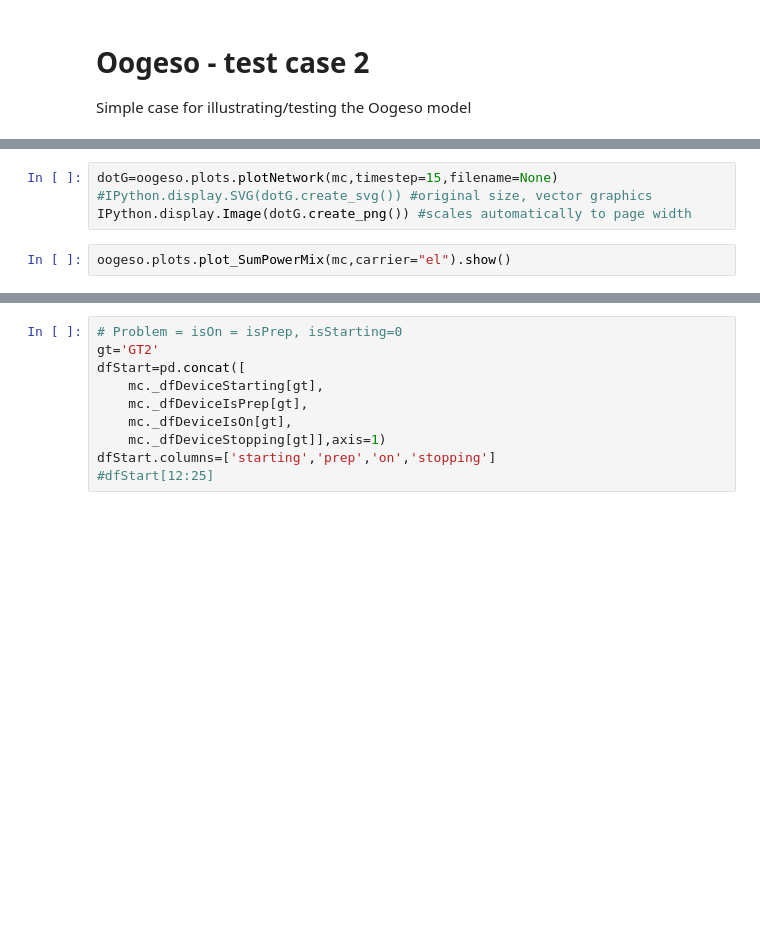
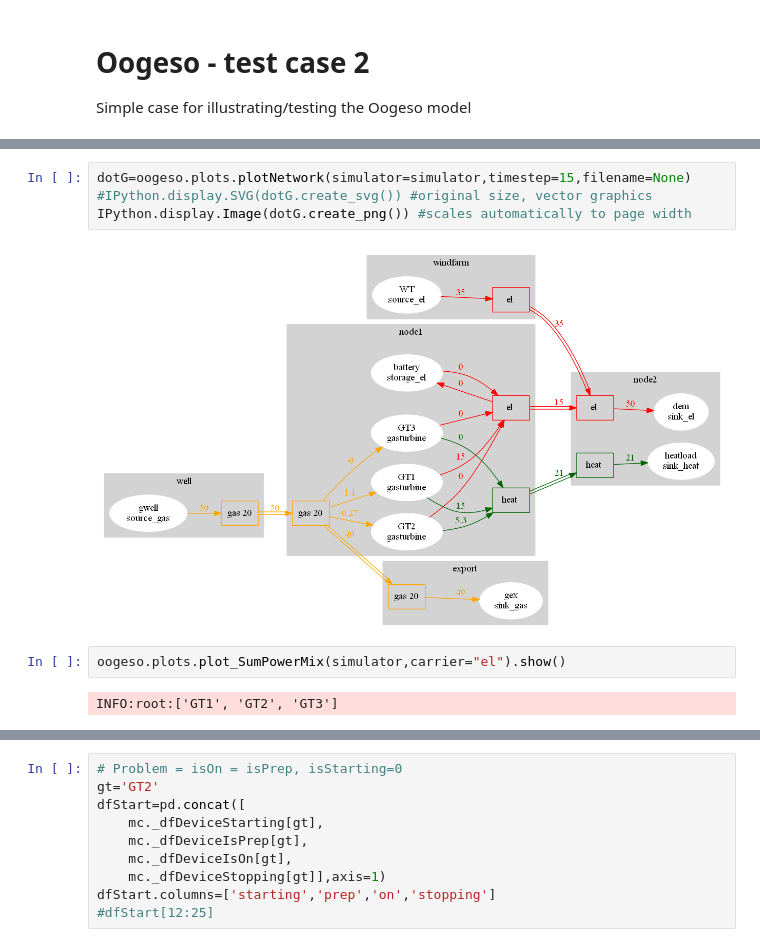
Before and after one commit to oogeso/oogeso, a Jupyter notebook: examples/test case2.ipynb, the cells around one changed output, grey strips where cells are left out. Saved outputs shown, nothing was run; the diff lists cells and outputs as text; blank space fills up the shorter version.

```diff
--- a/examples/test case2.ipynb
+++ b/examples/test case2.ipynb
@@ -67,7 +101,11 @@ for t in range(4):
 # %%
-dotG=oogeso.plots.plotNetwork(mc,timestep=15,filename=None)
+dotG=oogeso.plots.plotNetwork(simulator=simulator,timestep=15,filename=None)
 #IPython.display.SVG(dotG.create_svg()) #original size, vector graphics
 IPython.display.Image(dotG.create_png()) #scales automatically to page width
+# %% [output]
+[figure, added]
 # %%
-oogeso.plots.plot_SumPowerMix(mc,carrier="el").show()
+oogeso.plots.plot_SumPowerMix(simulator,carrier="el").show()
+# %% [output]
+INFO:root:['GT1', 'GT2', 'GT3']
 # %%
```
Also changed, not shown: parts of 9 cells of this notebook, 47 other files.
